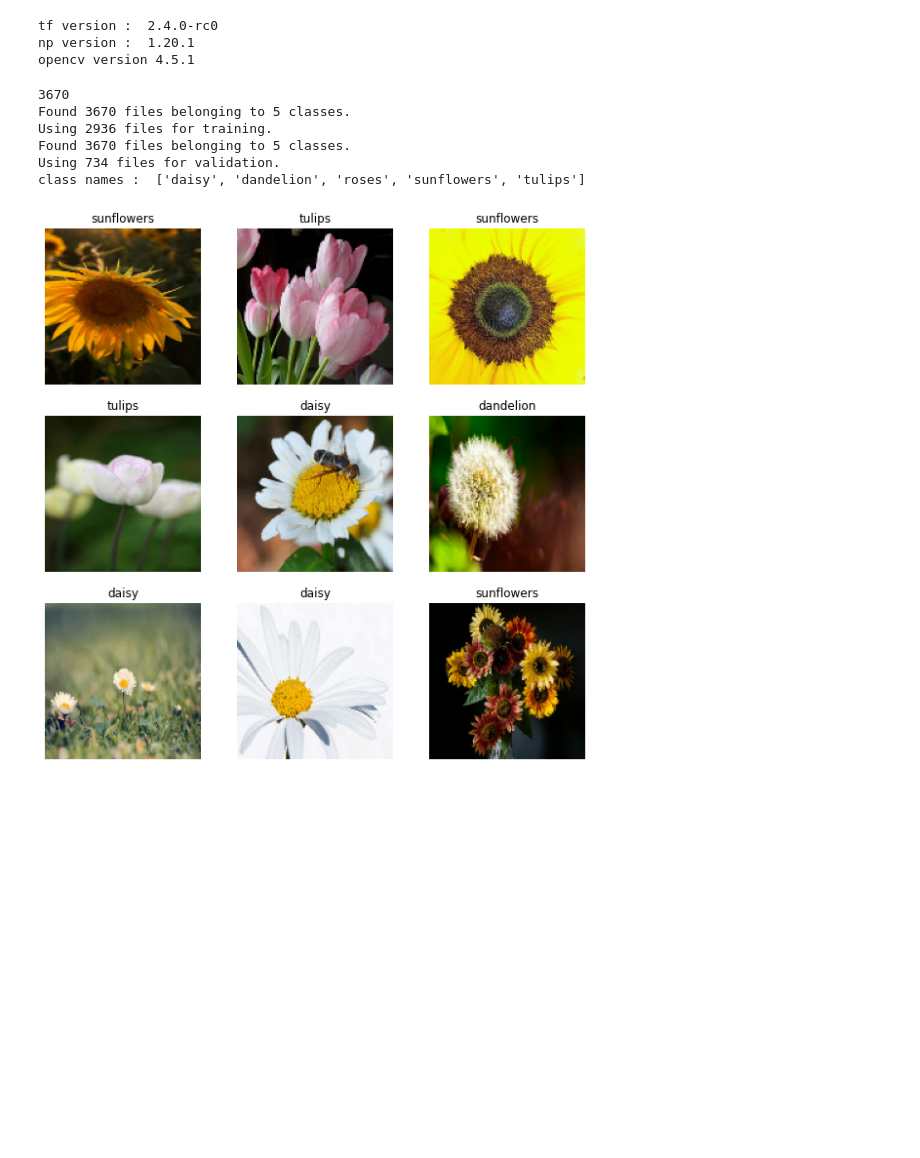
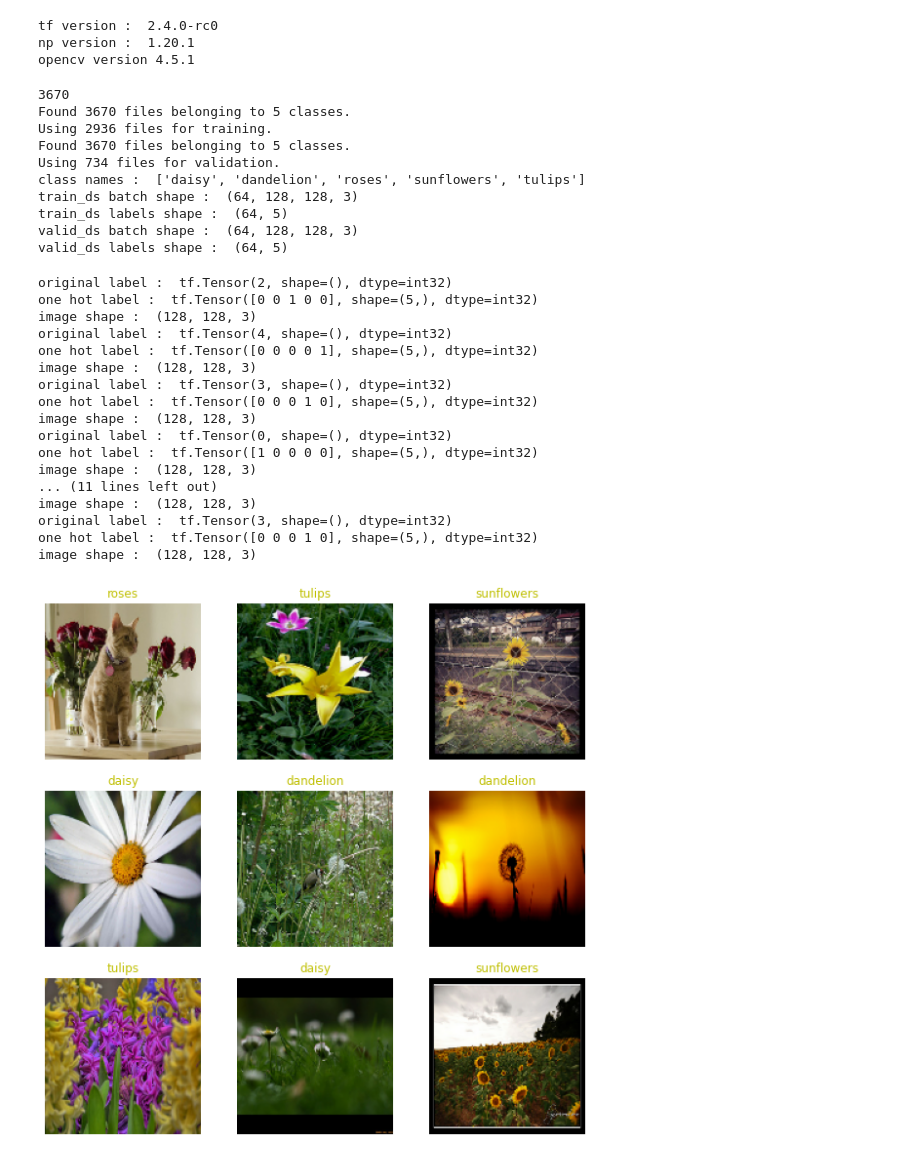
Before and after one commit to edoardogiacomello/ChestXRayEnsembling, a Jupyter notebook: ChestXRAY/VAE_Training.ipynb, the cells around one changed output. Saved outputs shown, nothing was run; the diff lists cells and outputs as text; code cells hidden in the pictures; blank space fills up the shorter version.

Commit message:
=training sui fiori funzionante

```diff
--- a/ChestXRAY/VAE_Training.ipynb
+++ b/ChestXRAY/VAE_Training.ipynb
@@ -67,15 +67,17 @@ class_names = train_ds.class_names
 print('class names : ', class_names)
 
 # checking that the dataset has the expected shape
-# for batch, labels in train_ds:
-#     print('train_ds batch shape : ', batch.shape)
-#     print('train_ds labels shape : ', labels.shape)
-#     break
-#
-# for batch, labels in val_ds:
-#     print('valid_ds batch shape : ', batch.shape)
-#     print('valid_ds labels shape : ', labels.shape)
-#     break
+for batch, labels in train_ds:
+    one_hot_labels = tf.one_hot(indices=labels, depth=len(class_names), dtype=tf.int32)
+    print('train_ds batch shape : ', batch.shape)
+    print('train_ds labels shape : ', one_hot_labels.shape)
+    break
+
+for batch, labels in val_ds:
+    one_hot_labels = tf.one_hot(indices=labels, depth=len(class_names), dtype=tf.int32)
+    print('valid_ds batch shape : ', batch.shape)
+    print('valid_ds labels shape : ', one_hot_labels.shape)
+    break
 # %% [output]
 3670
 Found 3670 files belonging to 5 classes.
@@ -83,16 +85,41 @@ Using 2936 files for training.
 Found 3670 files belonging to 5 classes.
 Using 734 files for validation.
 class names :  ['daisy', 'dandelion', 'roses', 'sunflowers', 'tulips']
+train_ds batch shape :  (64, 128, 128, 3)
+train_ds labels shape :  (64, 5)
+valid_ds batch shape :  (64, 128, 128, 3)
+valid_ds labels shape :  (64, 5)
 # %%
 plt.figure(figsize=(10, 10))
 for images, labels in train_ds.take(1):
   for i in range(9):
     ax = plt.subplot(3, 3, i + 1)
     plt.imshow(images[i].numpy().astype("uint8"))
-    plt.title(class_names[labels[i]])
+    title_obj = plt.title(class_names[labels[i]])
+    plt.setp(title_obj, color='y')
     plt.axis("off")
+    print('original label : ', labels[i])
+    print('one hot label : ',  tf.one_hot(indices=labels[i], depth=len(class_names), dtype=tf.int32))
+    print('image shape : ', images[i].shape)
 # %% [output]
+original label :  tf.Tensor(2, shape=(), dtype=int32)
+one hot label :  tf.Tensor([0 0 1 0 0], shape=(5,), dtype=int32)
+image shape :  (128, 128, 3)
+original label :  tf.Tensor(4, shape=(), dtype=int32)
+one hot label :  tf.Tensor([0 0 0 0 1], shape=(5,), dtype=int32)
+image shape :  (128, 128, 3)
+original label :  tf.Tensor(3, shape=(), dtype=int32)
+one hot label :  tf.Tensor([0 0 0 1 0], shape=(5,), dtype=int32)
+image shape :  (128, 128, 3)
+original label :  tf.Tensor(0, shape=(), dtype=int32)
+one hot label :  tf.Tensor([1 0 0 0 0], shape=(5,), dtype=int32)
+image shape :  (128, 128, 3)
+... (11 lines left out)
+image shape :  (128, 128, 3)
+original label :  tf.Tensor(3, shape=(), dtype=int32)
+one hot label :  tf.Tensor([0 0 0 1 0], shape=(5,), dtype=int32)
+image shape :  (128, 128, 3)
-[figure, old version]
+[figure, new version]
 # %%
 # ###############
 # Model
```
Also changed, not shown: parts of 3 cells of this notebook, 3 other files.
